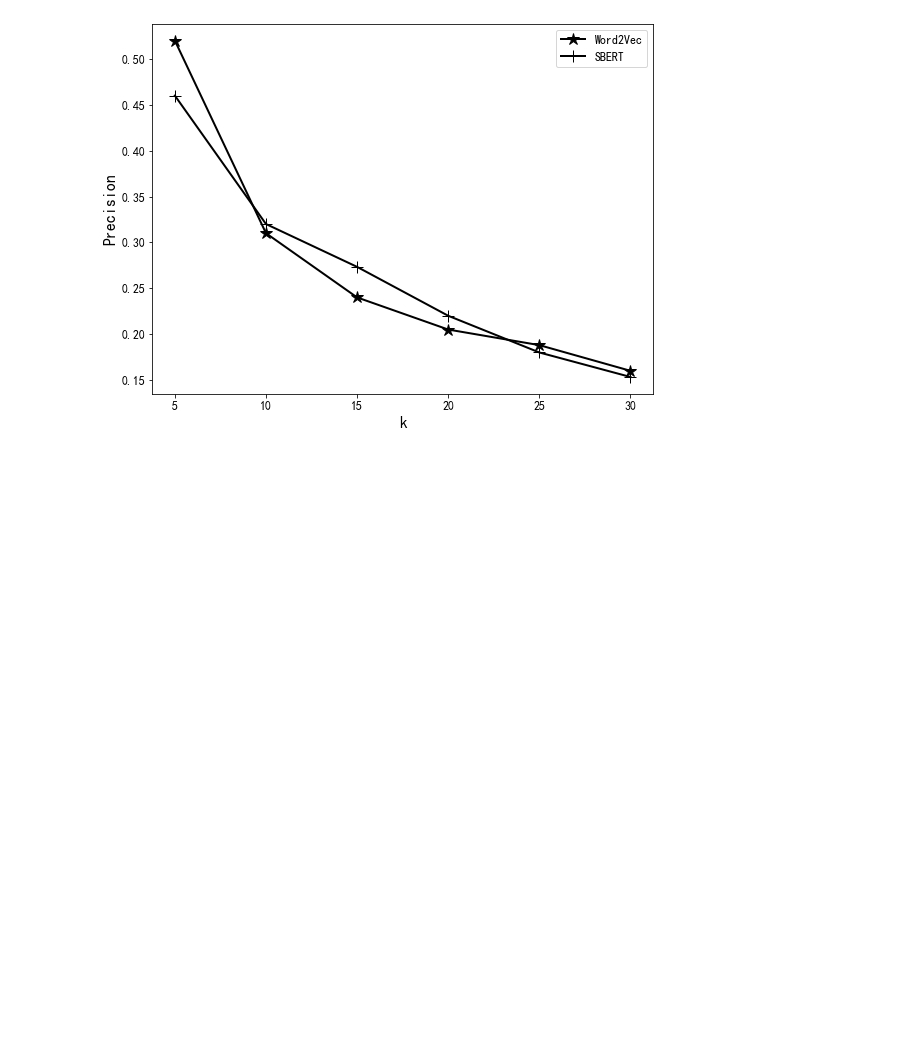
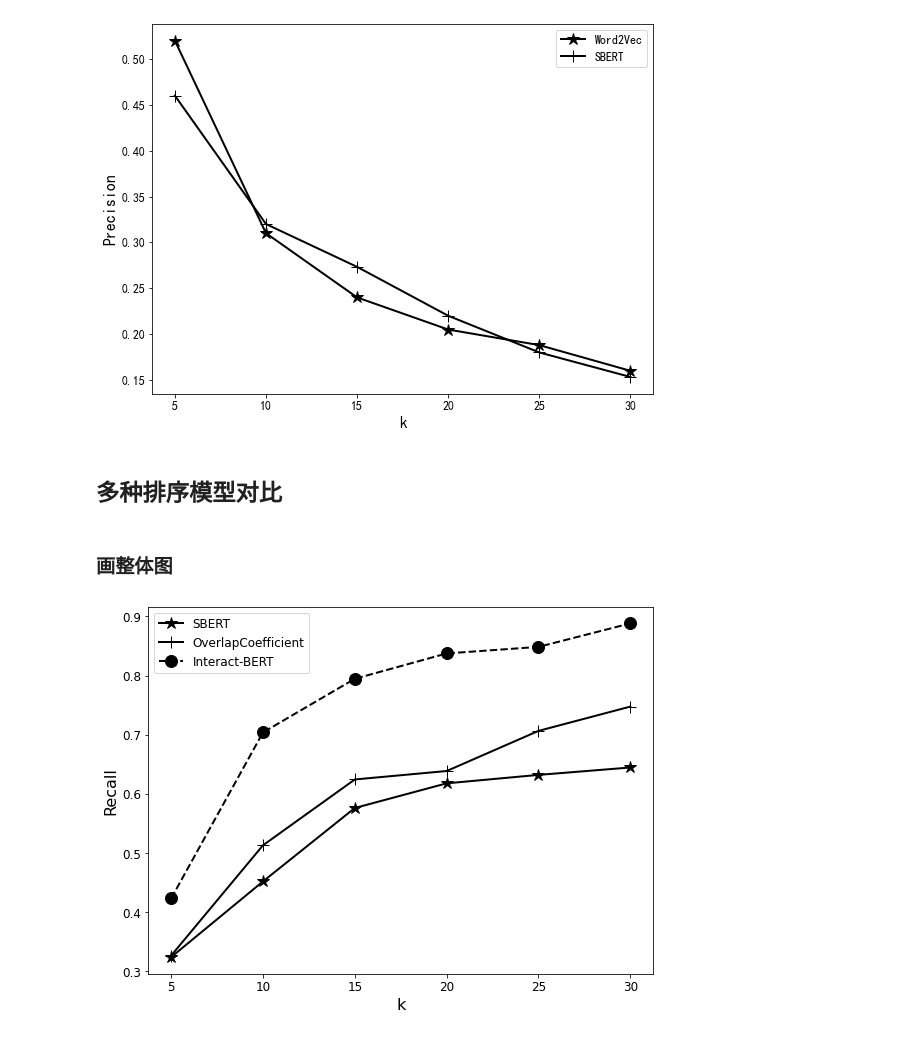
Before and after one commit to T-urning/ReportRecommendation, a Jupyter notebook: spatio_temporal_aware_recommendation.ipynb, the cells around one changed output. Cells and saved outputs as stored; diff of their text form; code cells hidden in the pictures; blank space fills up the shorter version.

```diff
--- a/spatio_temporal_aware_recommendation.ipynb
+++ b/spatio_temporal_aware_recommendation.ipynb
@@ -569,21 +561,6 @@ print(k_recalls)
 # %%
 topics = [test_topics[ith] for ith in topic_ids]
 topics, recalls
-import numpy as np
-import pandas as pd
-import matplotlib.pyplot as plt
-
-MEDIUM_SIZE = 12
-BIGGER_SIZE = 12
-LARGE_SIZE = 16
-
-plt.rc('font', size=MEDIUM_SIZE)          # controls default text sizes
-plt.rc('axes', titlesize=BIGGER_SIZE)     # fontsize of the axes title
-plt.rc('axes', labelsize=LARGE_SIZE)    # fontsize of the x and y labels
-plt.rc('xtick', labelsize=MEDIUM_SIZE)    # fontsize of the tick labels
-plt.rc('ytick', labelsize=BIGGER_SIZE)    # fontsize of the tick labels
-plt.rc('legend', fontsize=BIGGER_SIZE)    # legend fontsize
-plt.rc('figure', titlesize=BIGGER_SIZE)  # fontsize of the figure title
 
 # stat_dict = {
 #     'BERT': [0.8571428571428571, 0.7142857142857143, 0.8333333333333334, 0.8571428571428571, 1.0, 0.875, 1.0, 0.6666666666666666, 0.7142857142857143, 0.8571428571428571]
@@ -727,3 +671,5 @@ plt.savefig('outputs/text_match/figs/word2vec_sim_precisions.pdf', format='pdf')
 plt.show()
 # %% [output]
 [figure]
+# %% [markdown]
+## 多种排序模型对比
@@ -729,0 +784,25 @@ plt.show()
+# %% [markdown]
+### 画整体图
+# %%
+data = model_k_recalls
+
+fig, ax3 = plt.subplots(figsize=(8, 6))
+
+ax3.set_xlabel('k')
+ax3.set_xticklabels([0, 5, 10, 15, 20, 25, 30])
+
+ax3.set_ylabel('Recall')
+# ax3.set_ylabel('Recall')
+
+fmts = ['k*-', 'k+-', 'ko--', 'ks--', 'k^-.']
+for i, (model_name, _) in enumerate(model_k_recalls.items()):
+    y_data = [sum(v) / len(v) for k, v in data[model_name].items()]
+    ax3.plot(y_data, fmts[i], label=model_name, linewidth=2, markersize=12)
+
+ax3.legend()
+
+fig.tight_layout() # otherwise the right y-label is slightly clipped
+plt.savefig('outputs/text_match/figs/compare_recalls.pdf', format='pdf')
+plt.show()
+# %% [output]
+[figure, added]
```
Also changed, not shown: parts of 10 cells of this notebook.
